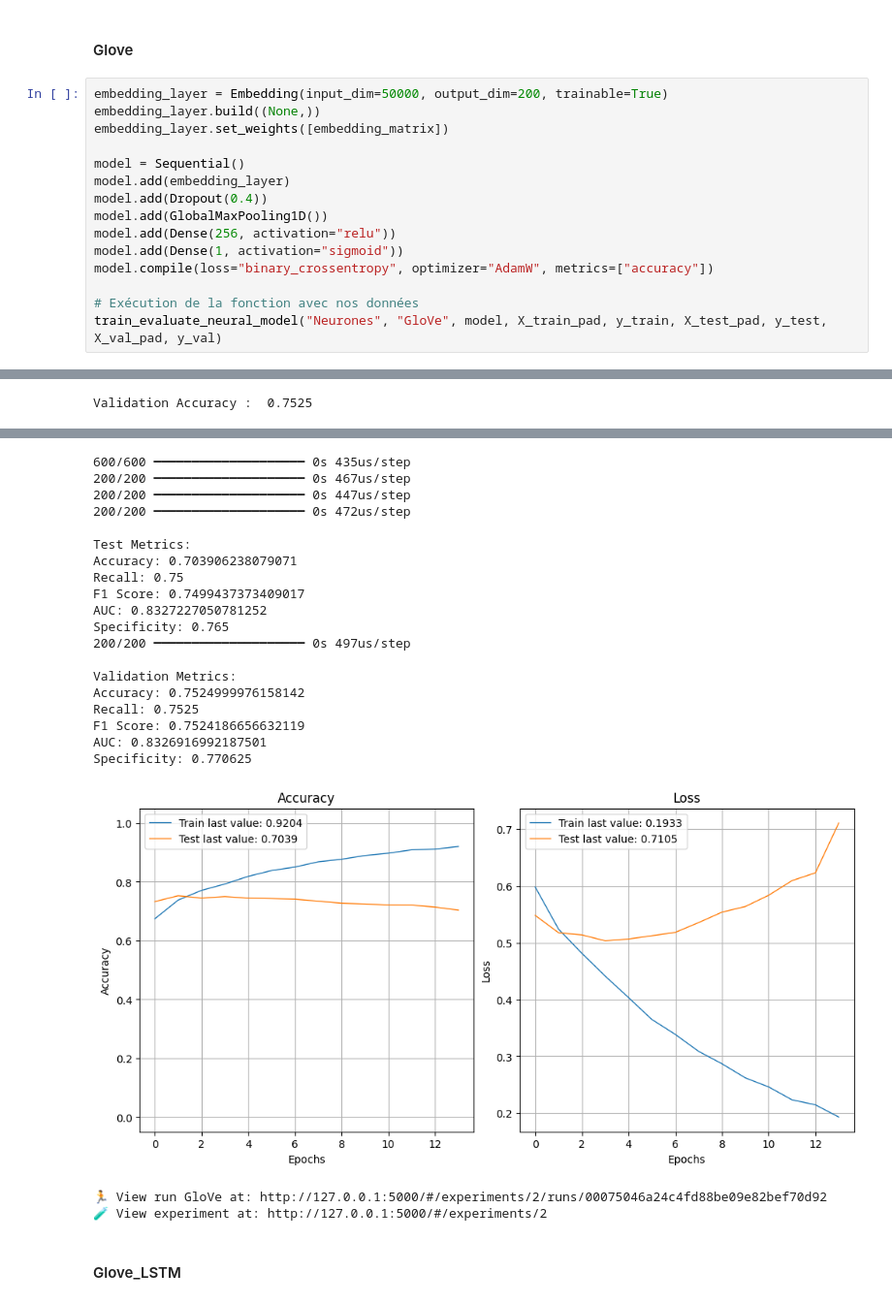
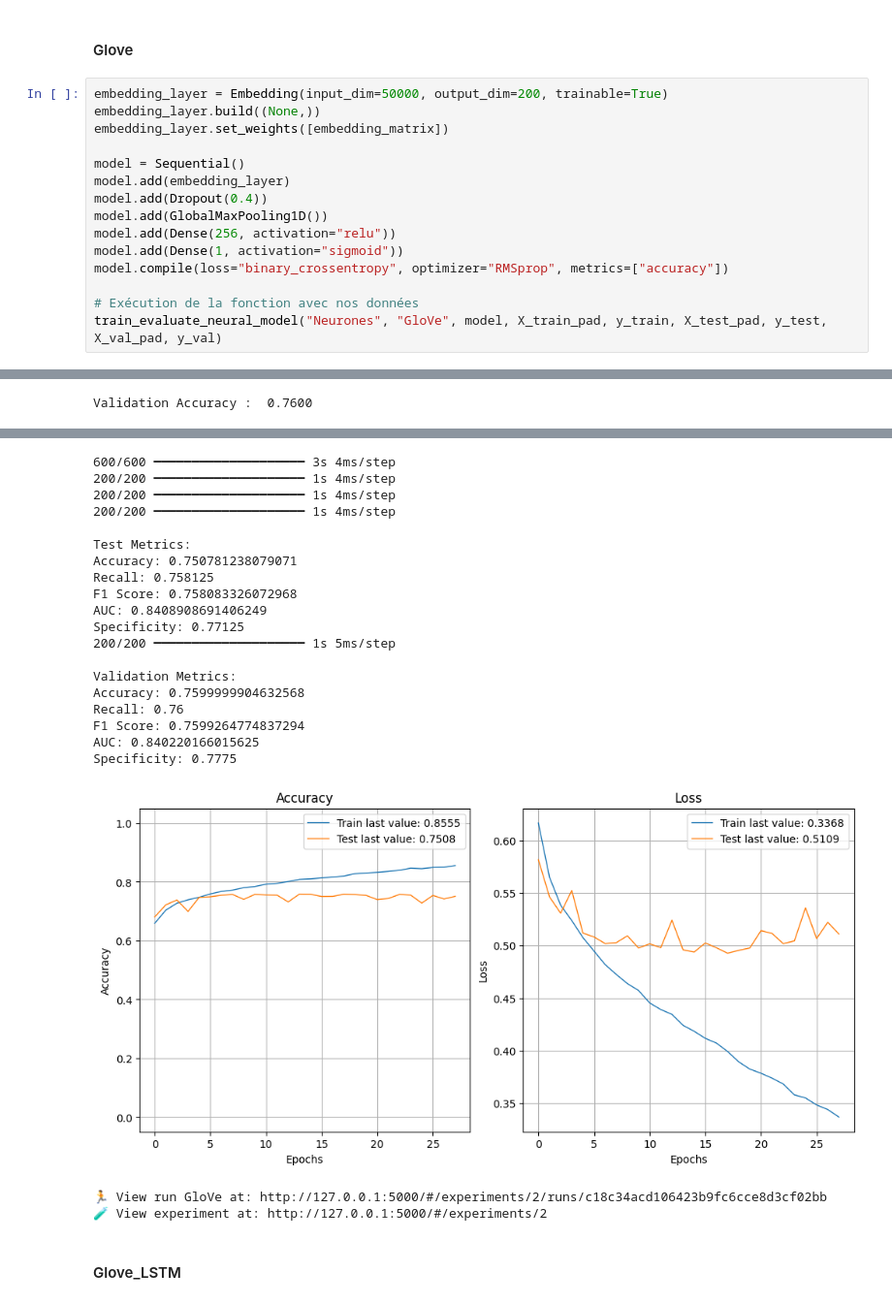
Before and after one commit to AnthonyJVID/OC_AI_Engineer_P7, a Jupyter notebook: notebooks/Projet 7.ipynb, the cells around one changed output, grey strips where cells are left out. Shown at 97% size. Cells and saved outputs as stored; diff of their text form.

```diff
--- a/notebooks/Projet 7.ipynb
+++ b/notebooks/Projet 7.ipynb
@@ -973,7 +973,7 @@ model.add(Dropout(0.4))
 model.add(GlobalMaxPooling1D())
 model.add(Dense(256, activation="relu"))
 model.add(Dense(1, activation="sigmoid"))
-model.compile(loss="binary_crossentropy", optimizer="AdamW", metrics=["accuracy"])
+model.compile(loss="binary_crossentropy", optimizer="RMSprop", metrics=["accuracy"])
 
 # Exécution de la fonction avec nos données
 train_evaluate_neural_model("Neurones", "GloVe", model, X_train_pad, y_train, X_test_pad, y_test, X_val_pad, y_val)
@@ -999 +999 @@ Validation Accuracy:  0.7039
-Validation Accuracy :  0.7525
+Validation Accuracy :  0.7600
@@ -1001,24 +1001,24 @@ Validation Accuracy :  0.7525
-600/600 ━━━━━━━━━━━━━━━━━━━━ 0s 435us/step
-200/200 ━━━━━━━━━━━━━━━━━━━━ 0s 467us/step
-200/200 ━━━━━━━━━━━━━━━━━━━━ 0s 447us/step
-200/200 ━━━━━━━━━━━━━━━━━━━━ 0s 472us/step
+600/600 ━━━━━━━━━━━━━━━━━━━━ 3s 4ms/step
+200/200 ━━━━━━━━━━━━━━━━━━━━ 1s 4ms/step
+200/200 ━━━━━━━━━━━━━━━━━━━━ 1s 4ms/step
+200/200 ━━━━━━━━━━━━━━━━━━━━ 1s 4ms/step
 
 Test Metrics:
-Accuracy: 0.703906238079071
-Recall: 0.75
-F1 Score: 0.7499437373409017
-AUC: 0.8327227050781252
-Specificity: 0.765
-200/200 ━━━━━━━━━━━━━━━━━━━━ 0s 497us/step
+Accuracy: 0.750781238079071
+Recall: 0.758125
+F1 Score: 0.758083326072968
+AUC: 0.8408908691406249
+Specificity: 0.77125
+200/200 ━━━━━━━━━━━━━━━━━━━━ 1s 5ms/step
 
 Validation Metrics:
-Accuracy: 0.7524999976158142
-Recall: 0.7525
-F1 Score: 0.7524186656632119
-AUC: 0.8326916992187501
-Specificity: 0.770625
+Accuracy: 0.7599999904632568
+Recall: 0.76
+F1 Score: 0.7599264774837294
+AUC: 0.840220166015625
+Specificity: 0.7775
-[figure, old version]
+[figure, new version]
-🏃 View run GloVe at: http://127.0.0.1:5000/#/experiments/2/runs/00075046a24c4fd88be09e82bef70d92
+🏃 View run GloVe at: http://127.0.0.1:5000/#/experiments/2/runs/c18c34acd106423b9fc6cce8d3cf02bb
 🧪 View experiment at: http://127.0.0.1:5000/#/experiments/2
 # %% [markdown]
 #### Glove_LSTM
```
Also changed, not shown: parts of 28 cells of this notebook, 2 other files.
